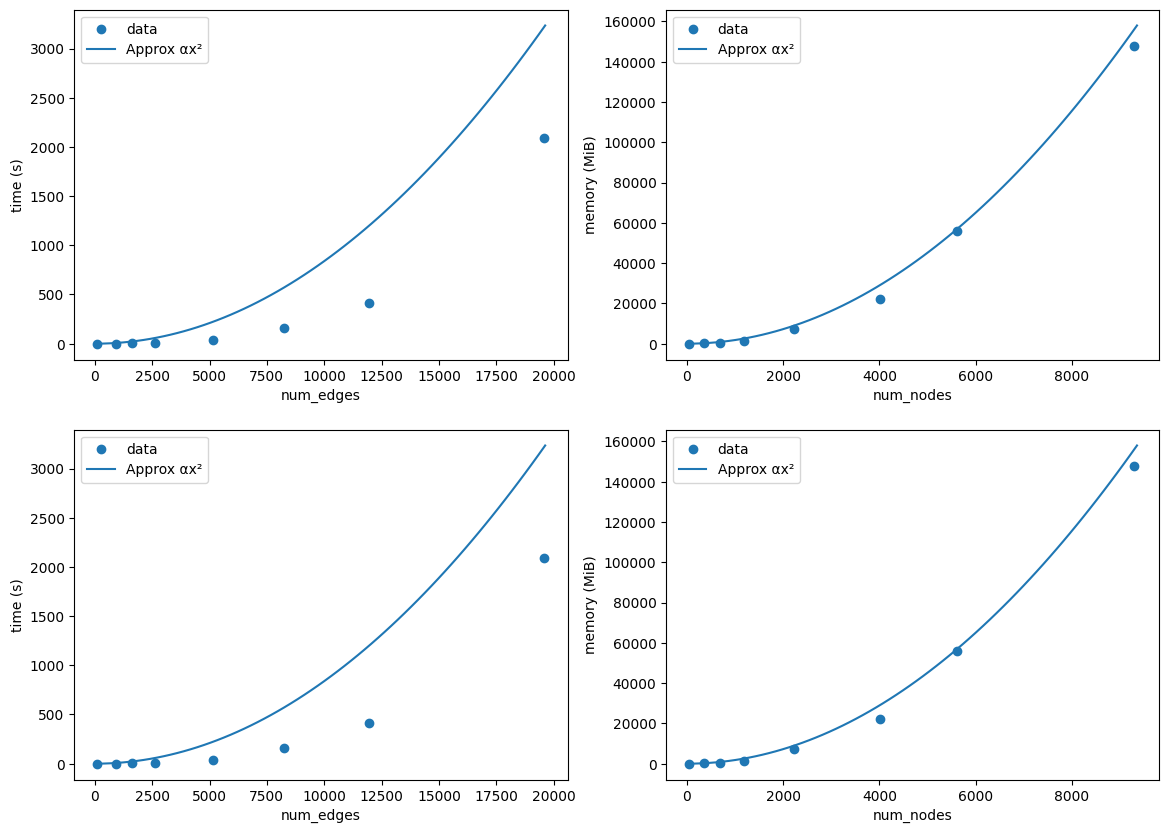
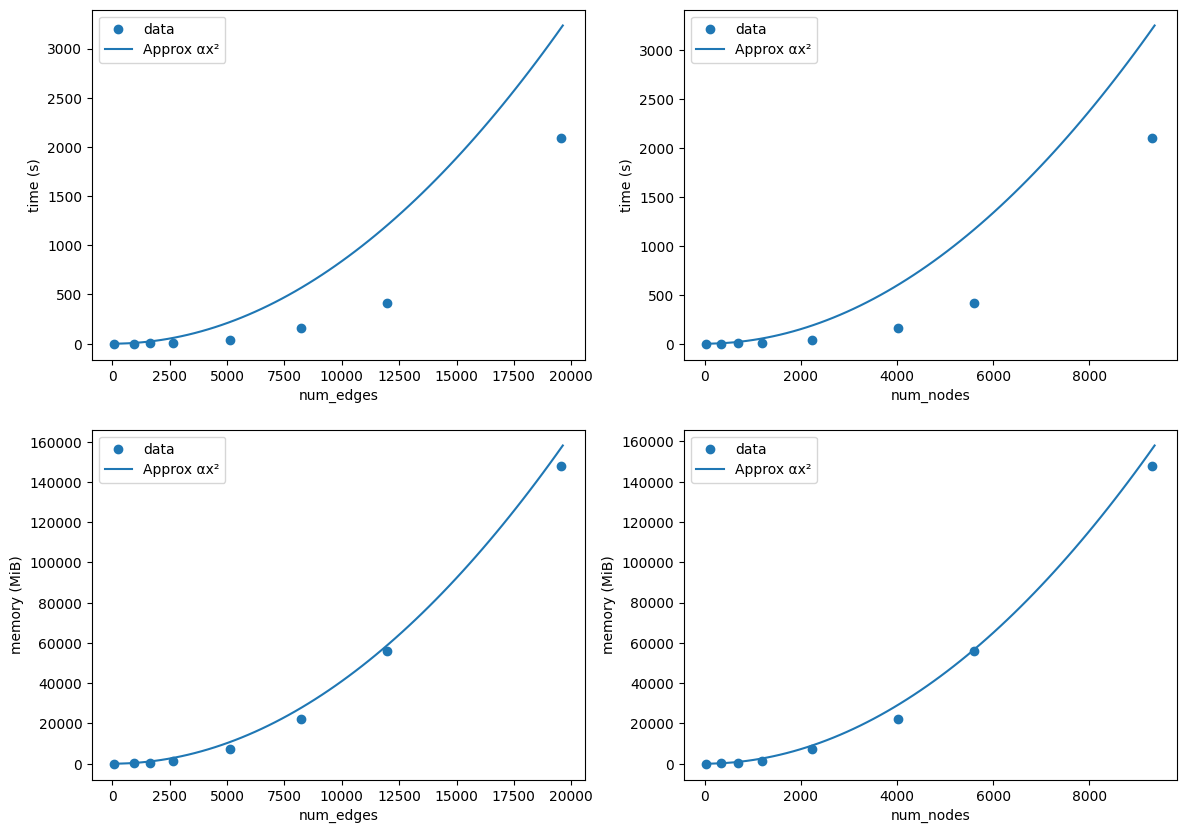
Unified diff of the notebook cell whose output changed from the first chart to the second:
--- before
+++ after
@@ -5,6 +5,6 @@
 YS = ['time (s)', 'memory (MiB)']
 for k,ax in enumerate(axs.flatten()):
-    x, y = times[XS[k%2]], times[YS[k%2%2]]
-
+    x, y = times[XS[k%2]], times[YS[k//2%2]]
+    
     poly = np.polyfit(x, y, 2)
     polynomial = np.poly1d(poly)
@@ -21,3 +21,3 @@
     ax.legend()
     ax.set_xlabel(XS[k%2])
-    ax.set_ylabel(YS[k%2%2])
+    ax.set_ylabel(YS[k//2%2])

Commit: refacto code into several classes and files + fix in scales.py